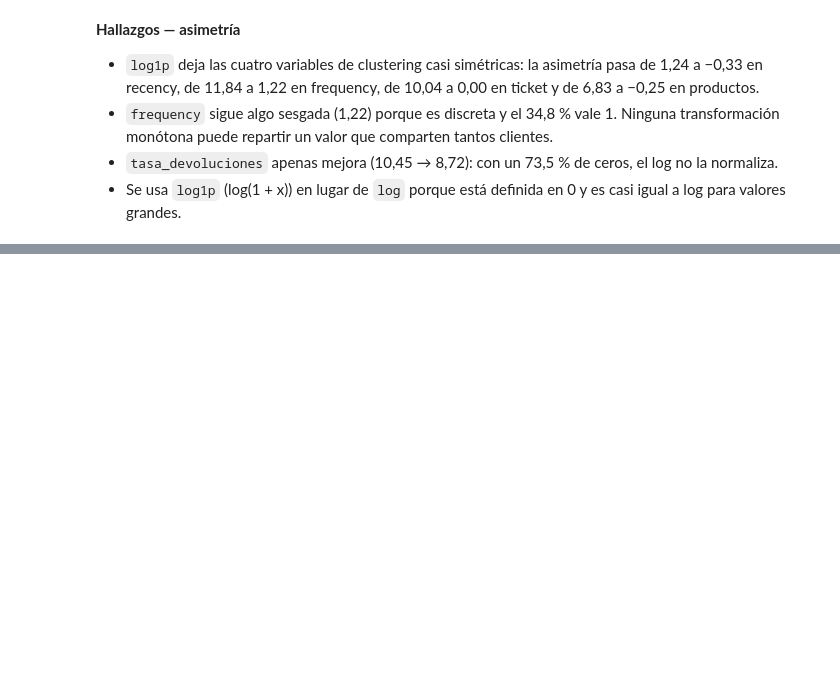
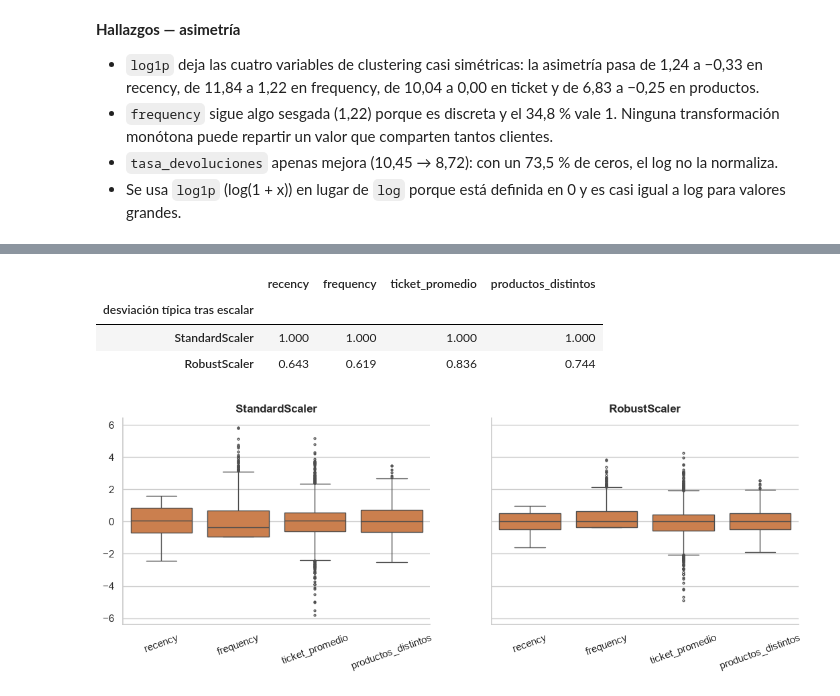
Before and after one commit to Andres766/proeyecto-mineria-de-datos, a Jupyter notebook: notebooks/02_features.ipynb, the cells around one changed output, grey strips where cells are left out. Drawn from its saved outputs; the diff is of its cells as text; code cells hidden in the pictures; blank space fills up the shorter version.

Commit message:
Añade comparación de escaladores y tratamiento de mayoristas

```diff
--- a/notebooks/02_features.ipynb
+++ b/notebooks/02_features.ipynb
@@ -316,0 +322,22 @@ plt.show()
+# %%
+datos_log = np.log1p(clientes[VARIABLES_CLUSTERING])
+escalados = {
+    "StandardScaler": StandardScaler().fit_transform(datos_log),
+    "RobustScaler": RobustScaler().fit_transform(datos_log),
+}
+pd.DataFrame({nombre: pd.Series(z.std(axis=0), index=VARIABLES_CLUSTERING) for nombre, z in escalados.items()}).T.rename_axis("desviación típica tras escalar")
+# %% [output]
+|  | recency | frequency | ticket_promedio | productos_distintos |
+| desviación típica tras escalar |  |  |  |  |
+| StandardScaler | 1.000 | 1.000 | 1.000 | 1.000 |
+| RobustScaler | 0.643 | 0.619 | 0.836 | 0.744 |
+# %%
+fig, axes = plt.subplots(1, 2, figsize=(13, 4), sharey=True)
+for ax, (nombre, z) in zip(axes, escalados.items()):
+    sns.boxplot(data=pd.DataFrame(z, columns=VARIABLES_CLUSTERING), ax=ax, color=COLOR_SECUNDARIO, fliersize=2)
+    ax.set_title(nombre)
+    ax.tick_params(axis="x", rotation=20)
+guardar_figura(fig, "02_escaladores")
+plt.show()
+# %% [output]
+[figure, added]
```
Also changed, not shown: parts of 10 cells of this notebook.
